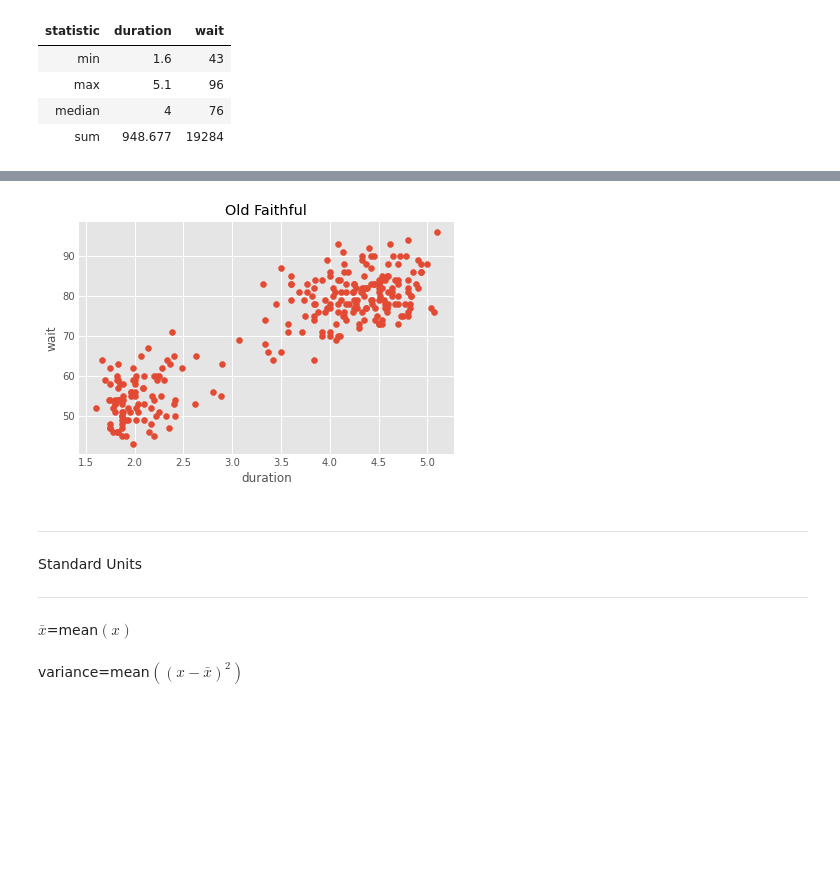
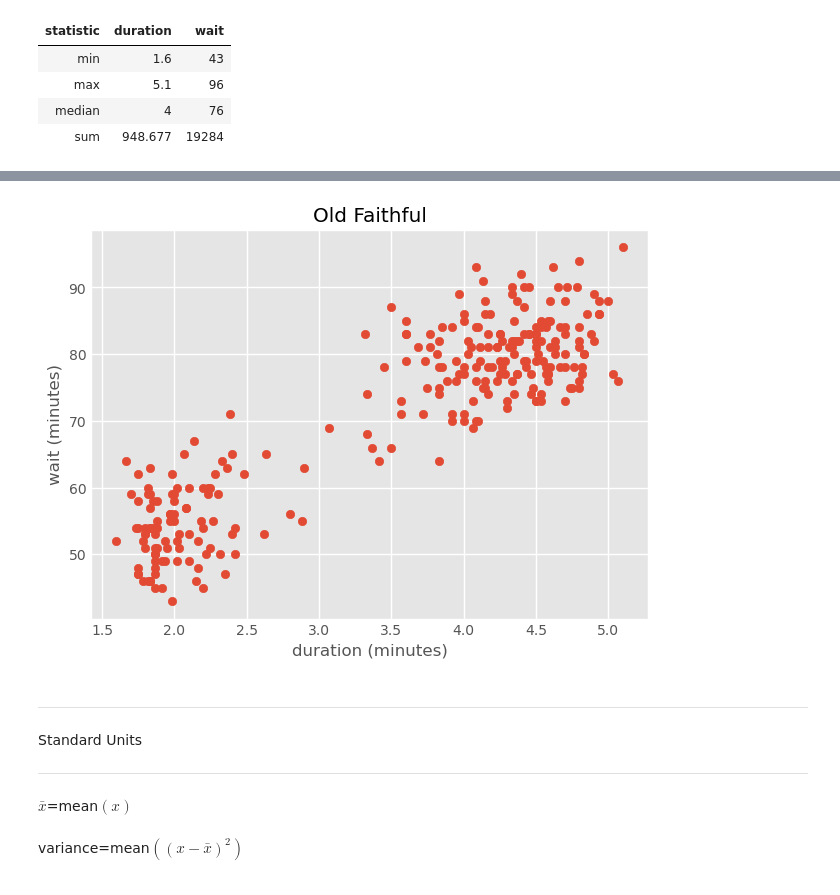
Before and after one commit to laserchemist/datascience, a Jupyter notebook: Fall 2024/Class_Examples/Class021_Regression.ipynb, the cells around one changed output, grey strips where cells are left out. Cells and saved outputs as stored; diff of their text form; code cells hidden in the pictures; blank space fills up the shorter version.

```diff
--- a/Fall 2024/Class_Examples/Class021_Regression.ipynb
+++ b/Fall 2024/Class_Examples/Class021_Regression.ipynb
@@ -36,15 +36,15 @@ faithful.scatter('duration','wait')
 # %%
 # Now plot
 plt.style.use('ggplot')
 plt.scatter(faithful.column('duration'),faithful.column('wait'))
 #faithful.scatter('duration','wait') #
 plt.title("Old Faithful")
-plt.xlabel("duration")
-plt.ylabel("wait")
+plt.xlabel("duration (minutes)")
+plt.ylabel("wait (minutes)")
 plt.savefig("scatter.png") # Helpful way to save figure
 plt.show()
 # %% [output]
-[figure, old version]
+[figure, new version]
 # %% [markdown]
 ***
 Standard Units
```
Also changed, not shown: parts of 21 cells of this notebook, 1 other file.
